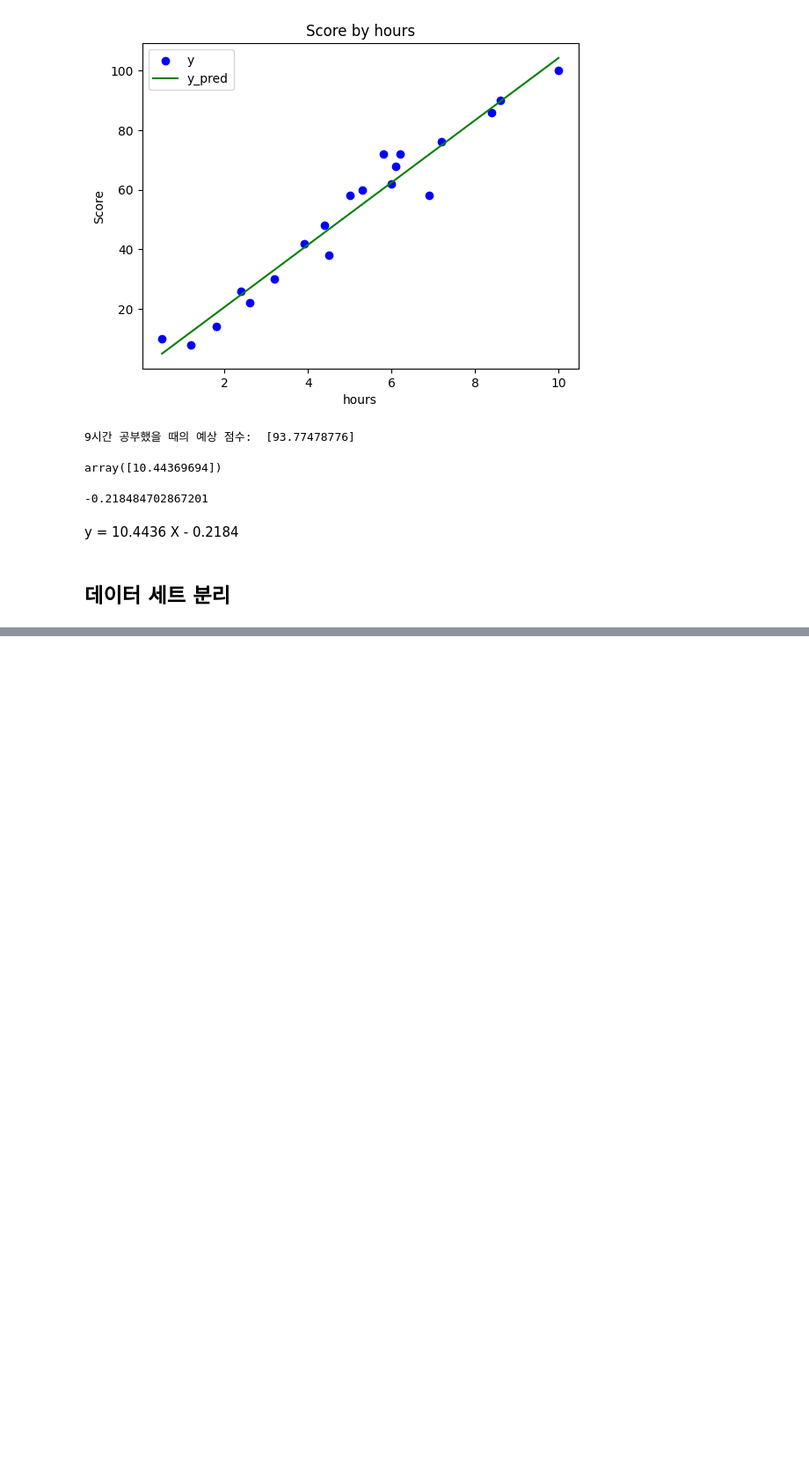
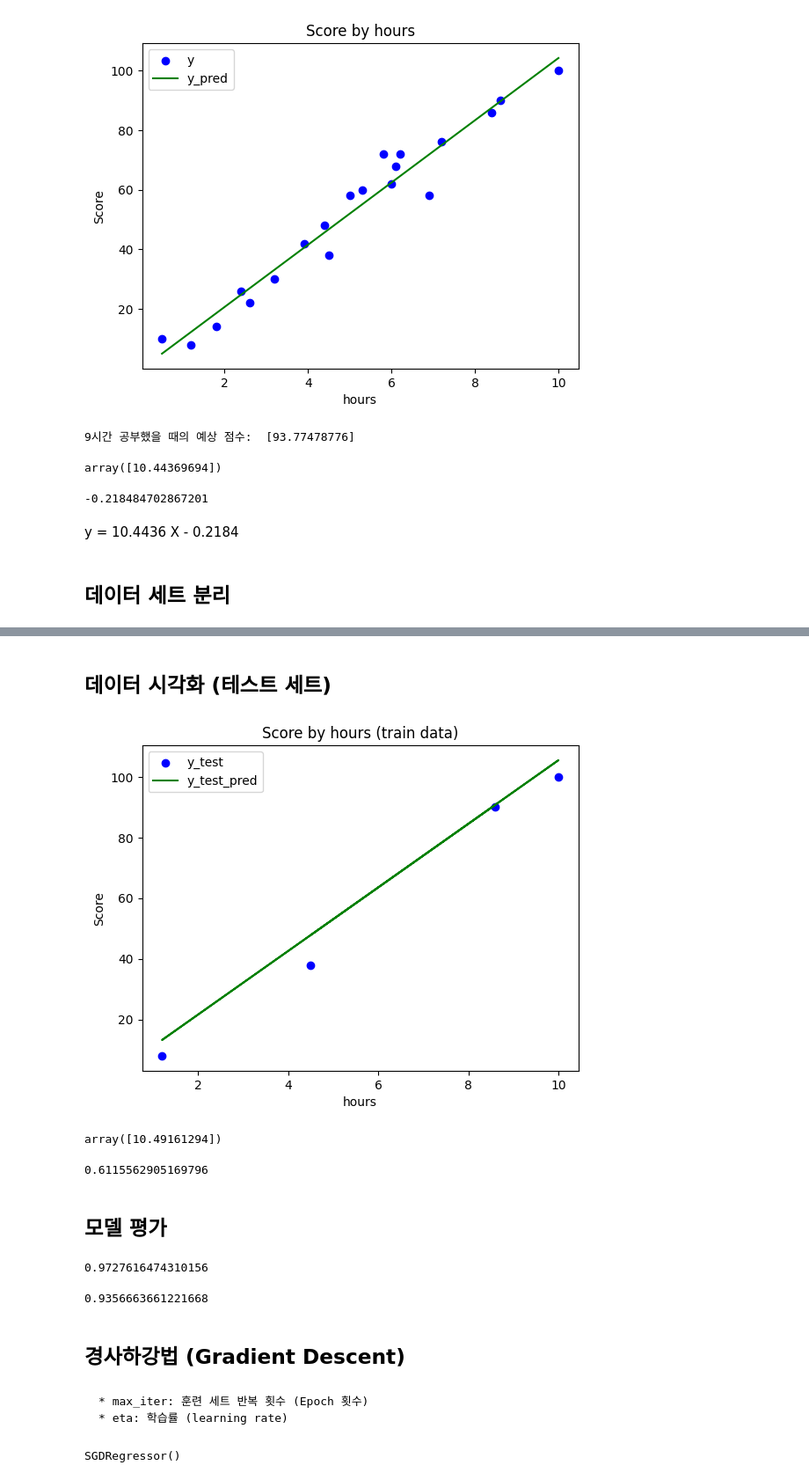
Before and after one commit to bonecar1216/Python_study, a Jupyter notebook: AI_study/ML/basic_study/01. Linear Regression.ipynb, the cells around one changed output, grey strips where cells are left out. Shown: that part at 88% size. Cells and saved outputs as stored; diff of their text form; code cells hidden in the pictures; blank space fills up the shorter version.

```diff
--- a/AI_study/ML/basic_study/01. Linear Regression.ipynb
+++ b/AI_study/ML/basic_study/01. Linear Regression.ipynb
@@ -85,0 +153,42 @@ y = 10.4436 X - 0.2184
+# %% [markdown]
+## 데이터 시각화 (테스트 세트)
+# %%
+plt.scatter(X_test, y_test, color ='b')
+plt.plot(X_test, reg.predict(X_test), color = 'g')
+plt.title('Score by hours (train data)')
+plt.xlabel('hours')
+plt.ylabel('Score')
+plt.legend(['y_test', 'y_test_pred'])
+plt.show()
+# %% [output]
+[figure, added]
+# %%
+reg.coef_
+# %% [output]
+array([10.49161294])
+# %%
+reg.intercept_
+# %% [output]
+0.6115562905169796
+# %% [markdown]
+## 모델 평가
+# %%
+reg.score(X_test, y_test)
+# %% [output]
+0.9727616474310156
+# %%
+reg.score(X_train, y_train)
+# %% [output]
+0.9356663661221668
+# %% [markdown]
+## 경사하강법 (Gradient Descent)
+# %% [markdown]
+    * max_iter: 훈련 세트 반복 횟수 (Epoch 횟수)
+    * eta: 학습률 (learning rate)
+# %%
+from sklearn.linear_model import SGDRegressor
+
+sr = SGDRegressor()
+sr.fit(X_train, y_train)
+# %% [output]
+SGDRegressor()
```
Also changed, not shown: parts of 15 cells of this notebook.
